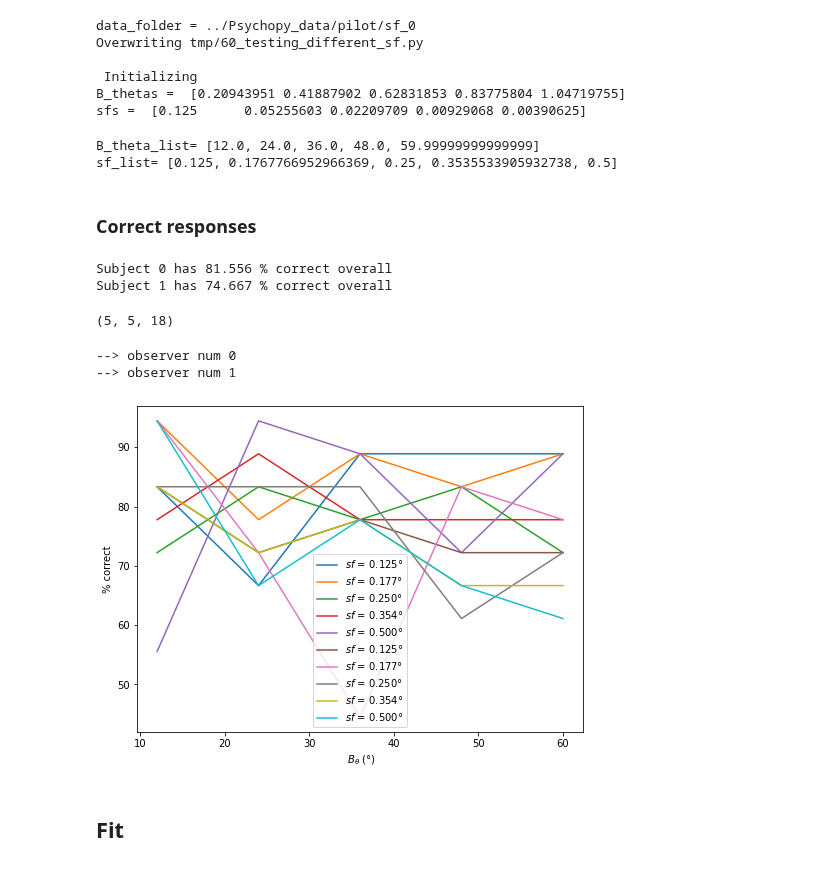
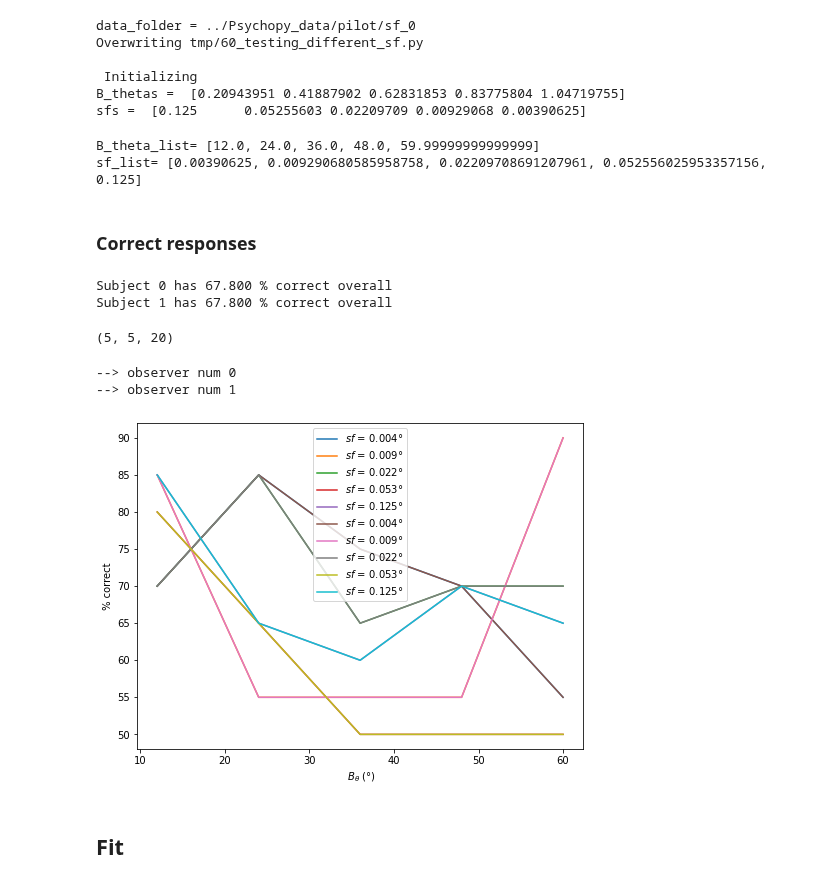
Before and after one commit to jennafradin/MSc-Internship, a Jupyter notebook: Notebooks/W17/69_analysis_fit.ipynb, the cells around one changed output. Saved outputs shown, nothing was run; the diff lists cells and outputs as text; code cells hidden in the pictures.

```diff
--- a/Notebooks/W17/69_analysis_fit.ipynb
+++ b/Notebooks/W17/69_analysis_fit.ipynb
@@ -15,6 +15,7 @@ import matplotlib.pyplot as plt
 import os
 # %%
 subj_name_list =  ['JF', 'LP']
+subj_name_list =  ['LP', 'LP']
 
 subj_data_list = []
 import json
@@ -36,7 +37,7 @@ sf_list = sorted(set(sf_list))
 print('sf_list=', sf_list)
 # %% [output]
 B_theta_list= [12.0, 24.0, 36.0, 48.0, 59.99999999999999]
-sf_list= [0.125, 0.1767766952966369, 0.25, 0.3535533905932738, 0.5]
+sf_list= [0.00390625, 0.009290680585958758, 0.02209708691207961, 0.052556025953357156, 0.125]
 # %% [markdown]
 ### Correct responses
 # %%
@@ -58,26 +59,26 @@ for num, data in enumerate(subj_data_list) :
     correct = data_dict[num]['correct'].mean()
     print(f'Subject {num} has {correct*100:.3f} % correct overall')
 # %% [output]
-Subject 0 has 81.556 % correct overall
-Subject 1 has 74.667 % correct overall
+Subject 0 has 67.800 % correct overall
+Subject 1 has 67.800 % correct overall
 # %%
-data_dict[num]['correct'].reshape((5, 5, 18)).shape
+data_dict[num]['correct'].reshape((5, 5, 20)).shape
 # %% [output]
-(5, 5, 18)
+(5, 5, 20)
 # %%
 plt.figure(figsize = (8,6))
 for num, data in enumerate(subj_data_list) :
     print('--> observer num', num)
-    correct = data_dict[num]['correct'].reshape((5, 5, 18))
+    correct = data_dict[num]['correct'].reshape((5, 5, 20))
     for i_sf, sf in enumerate(sf_list):
         plt.plot(B_theta_list, correct[:, i_sf, :].mean(axis=-1)*100, label = r'$sf$ = %.3f°' %sf)
     plt.xlabel(r' $B_\theta$ (°)')
     plt.ylabel(r' % correct ')
     plt.legend(loc ='best') ;
 # %% [output]
 --> observer num 0
 --> observer num 1
-[figure, old version]
+[figure, new version]
 # %% [markdown]
 ## Fit
 # %%
```
Also changed, not shown: parts of 5 cells of this notebook, 4 other files.
